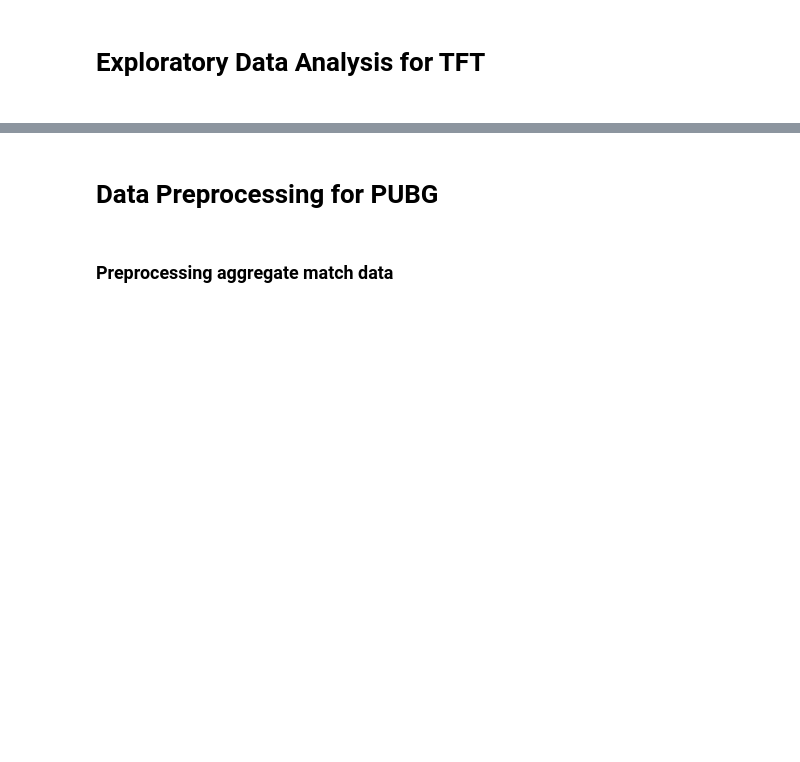
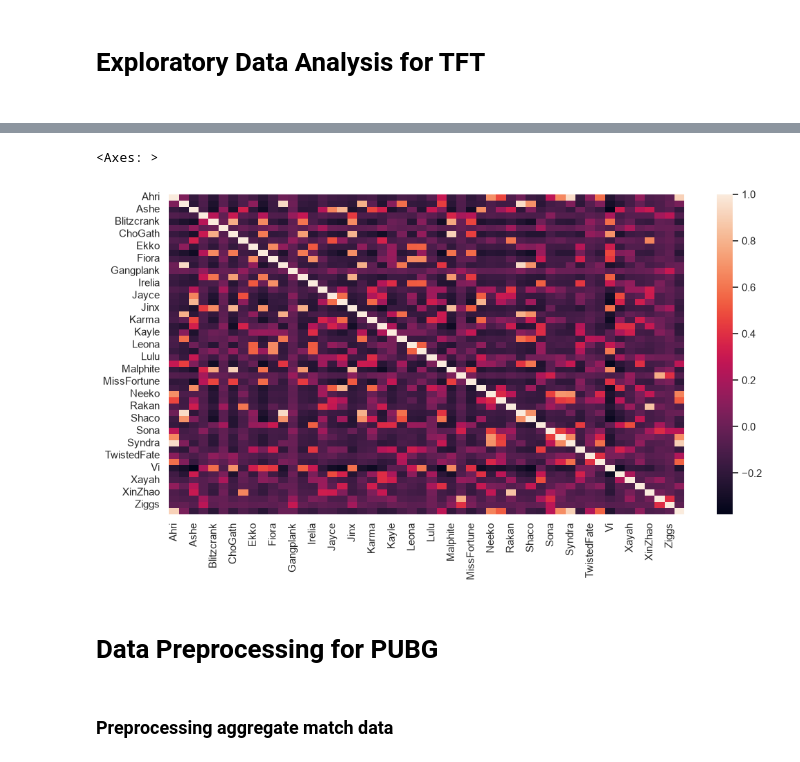
Before and after one commit to Shoofy32/CSMODEL, a Jupyter notebook: CSMODEL.ipynb, the cells around one changed output, grey strips where cells are left out. Cells and saved outputs as stored; diff of their text form; code cells hidden in the pictures; blank space fills up the shorter version.

```diff
--- a/CSMODEL.ipynb
+++ b/CSMODEL.ipynb
@@ -115,3 +152,12 @@ sns.heatmap(correlation_matrix)
+# %%
+#to check what champions are often played together
+
+champ_matrix_C = champ_list_C.apply(lambda x: '|'.join(x)).str.get_dummies()
+correlation_matrix = champ_matrix_C.corr()
+sns.heatmap(correlation_matrix)
+# %% [output]
+<Axes: >
+[figure, added]
 # %% [markdown]
 # Data Preprocessing for PUBG
 # %% [markdown]
```
Also changed, not shown: parts of 11 cells of this notebook.
